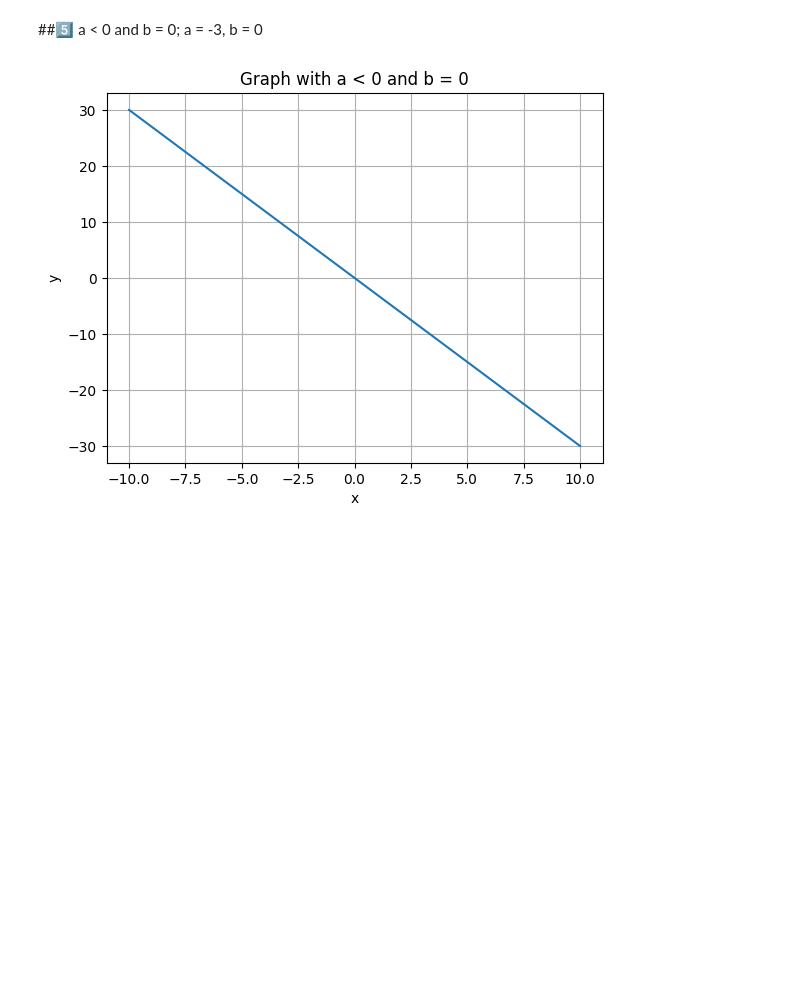
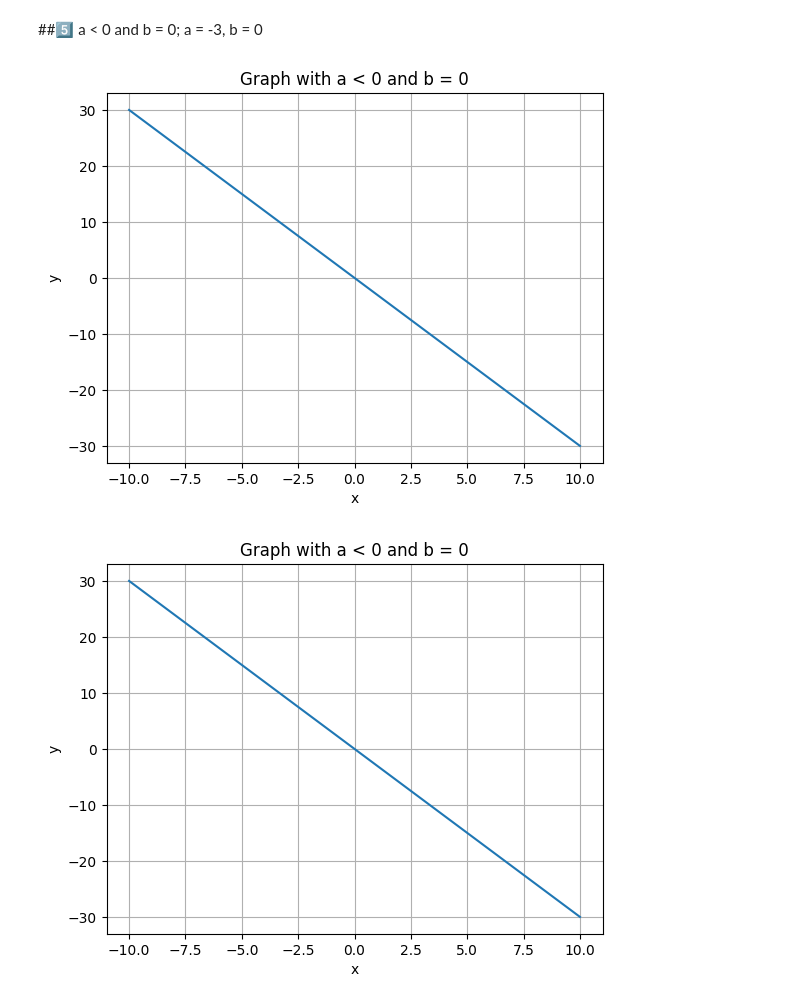
Before and after one commit to SEOWOOJI/Pandas_Stats_Data_Analysis_2025, a Jupyter notebook: 9_linearequation.ipynb, the cells around one changed output. Drawn from its saved outputs; the diff is of its cells as text; code cells hidden in the pictures; blank space fills up the shorter version.

```diff
--- a/9_linearequation.ipynb
+++ b/9_linearequation.ipynb
@@ -163,6 +195,22 @@ plt.show()
 [figure]
 # %% [markdown]
 ##5️⃣ a < 0 and b = 0; a = -3, b = 0
+# %%
+x = np.linspace(-10, 10, 100)
+
+a = -3
+b = 0
+
+y = b + a * x
+
+plt.plot(x, y)
+plt.xlabel('x')
+plt.ylabel('y')
+plt.title('Graph with a < 0 and b = 0')
+plt.grid(True)
+plt.show()
+# %% [output]
+[figure, added]
 # %%
 import matplotlib.pyplot as plt
 import numpy as np
```
Also changed, not shown: parts of 5 cells of this notebook.
